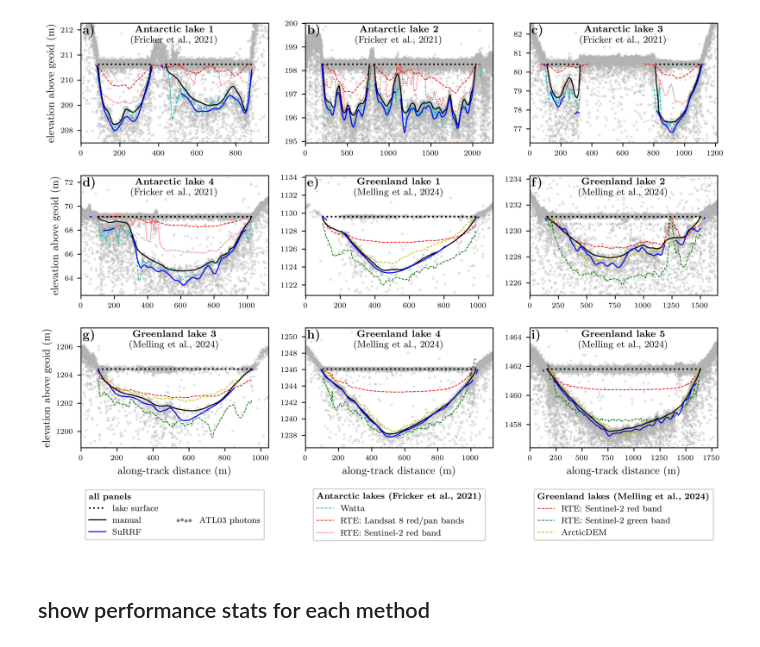
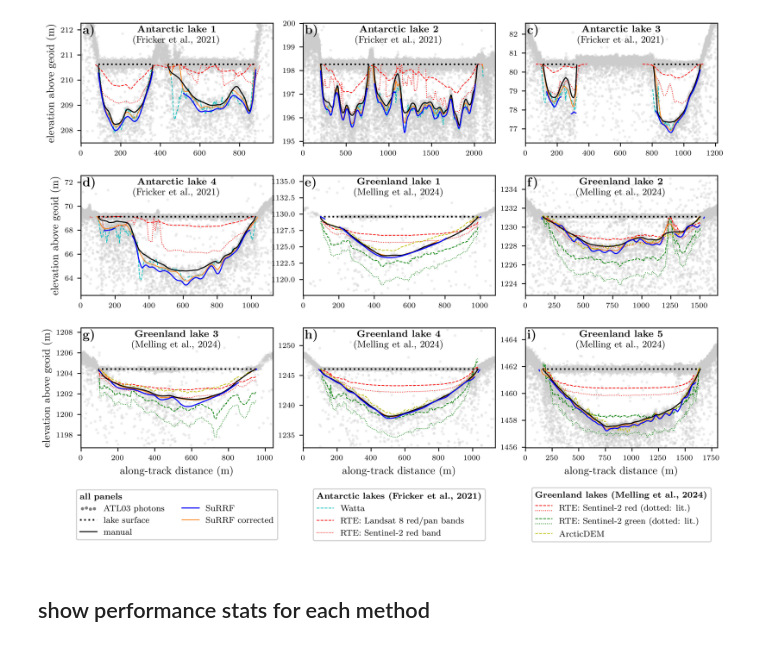
Before and after one commit to fliphilipp/FLUIDSuRRF-figures, a Jupyter notebook: fig12-comparison-manual-estimates/fig12-comparison-manual-estimates.ipynb, the cells around one changed output. Cells and saved outputs as stored; diff of their text form; code cells hidden in the pictures.

Commit message:
finish up fig12, include comparison to other methods and SuRRF scattering correction

```diff
--- a/fig12-comparison-manual-estimates/fig12-comparison-manual-estimates.ipynb
+++ b/fig12-comparison-manual-estimates/fig12-comparison-manual-estimates.ipynb
@@ -5,11 +5,22 @@
 from fig12code import *
 # %%
+include_lit_melling = True
+
 # input data
-df_melling = pd.read_csv('data/data_melling_2024.csv',index_col=False)
-df_fricker = pd.read_csv('data/data_fricker_2021.csv',index_col=False)
+df_melling = pd.read_csv('data/data_melling_2024_surrfcorrected.csv',index_col=False)
+df_fricker = pd.read_csv('data/data_fricker_2021_surrfcorrected.csv',index_col=False)
+
+conf = 0.2
+df_fricker.loc[df_fricker.surrf_corr==0, 'surrf_corr'] = np.nan
+df_fricker.loc[df_fricker.surrf_corr_conf<conf, 'surrf_corr'] = np.nan
+df_melling.loc[df_melling.surrf_corr==0, 'surrf_corr'] = np.nan
+df_melling.loc[df_melling.surrf_corr_conf<conf, 'surrf_corr'] = np.nan
 
 # some plotting settings
 plotname = '../figures/fig12-comparison_manual_estimates.jpg'
+if include_lit_melling:
+    plotname = plotname.replace('.jpg', '_allvalues.jpg')
+
 plt.rcParams.update({
     'font.size': 7,
     'text.usetex': True,
@@ -57,12 +68,14 @@ for iplot, ilake in enumerate(np.hstack((np.arange(1,5), np.arange(1,6)))):
     dfi.dist_along_track_m -= xoff
     xlim -= xoff
 
-    dfi.loc[dfi.surrf_2024==0, 'surrf_2024'] = np.nan
+    # remove zero depth values for plotting
+    dfi.loc[(dfi.surrf_2024==0) | (dfi.manual==0), 'surrf_2024'] = np.nan
     dfi.loc[dfi.manual==0, 'manual'] = np.nan
-    ax.scatter(df.xatc[~afterpulse], df.h[~afterpulse], s=6, color=[0.7]*3, alpha=0.35, edgecolors='none')
+    ax.scatter(df.xatc[~afterpulse], df.h[~afterpulse], s=6, color=[0.8]*3, alpha=0.35, edgecolors='none')
     p_photons = ax.scatter([-999]*4, [-999]*4, s=4, color='gray', label='ATL03 photons')
     p_manual, = ax.plot(dfi.dist_along_track_m, hsurf-dfi.manual, color='k', label='manual', lw=1, zorder=10)
     p_surrf, = ax.plot(dfi.dist_along_track_m, hsurf-dfi.surrf_2024, color='b', label='SuRRF', lw=1, zorder=11)
+    p_surrf_corr, = ax.plot(dfi.dist_along_track_m, hsurf-dfi.surrf_corr, color='C1', label='SuRRF corrected', lw=0.7, zorder=9)
 
     if source == 'fricker':
         dfi.loc[dfi.RTE_Landsat8_red_pan==0, 'RTE_Landsat8_red_pan'] = np.nan
@@ -75,47 +88,60 @@ for iplot, ilake in enumerate(np.hstack((np.arange(1,5), np.arange(1,6)))):
     if source == 'melling':
         p_red, = ax.plot(dfi.dist_along_track_m, hsurf-dfi.Z_red, color='r', ls='--', label='RTE: Sentinel-2 red band', lw=0.7)
         p_green, = ax.plot(dfi.dist_along_track_m, hsurf-dfi.Z_green, color='g', ls='--', label='RTE: Sentinel-2 green band', lw=0.7)
-        p_dem, = ax.plot(dfi.dist_along_track_m, hsurf-dfi.DEM_zeroed, color='y', ls='--', label='ArcticDEM', lw=0.7)
+        p_dem, = ax.plot(dfi.dist_along_track_m, hsurf-dfi.DEM_zeroed, color='y', ls='--', label='ArcticDEM', lw=0.7, zorder=9)
         plotted_vals = dfi[['manual', 'surrf_2024', 'Z_red', 'Z_green', 'DEM_zeroed']]
+        if include_lit_melling:
+            p_red_lit, = ax.plot(dfi.dist_along_track_m, hsurf-dfi.Red_z_lit, color='r', ls=':', label='RTE: Sentinel-2 red band (lit)', lw=0.6)
+            p_green_lit, = ax.plot(dfi.dist_along_track_m, hsurf-dfi.Green_z_lit, color='g', ls=':', label='RTE: Sentinel-2 green band (lit)', lw=0.6)
+            plotted_vals = dfi[['manual', 'surrf_2024', 'Z_red', 'Z_green', 'DEM_zeroed', 'Red_z_lit', 'Green_z_lit']]
+            # ax.fill_between(dfi.dist_along_track_m, hsurf - dfi.Z_green_max_stdev_mean, hsurf - dfi.Z_green_min_stdev_mean, color='g', alpha=0.1, zorder=0)
+            # ax.fill_between(dfi.dist_along_track_m, hsurf - dfi.Z_red_max_stdev_mean, hsurf - dfi.Z_red_min_stdev_mean, color='r', alpha=0.1, zorder=0)
 
     surf = np.ones_like(dfi.manual)*hsurf
     surf[(dfi.manual==0) | np.isnan(dfi.manual)] = np.nan
     p_surface, = ax.plot(dfi.dist_along_track_m, surf, 'k:', label='lake surface')
     ax.set_xlim(xlim)
     ax.set_ylim([hsurf-1.15*plotted_vals.max().max(), hsurf+0.6*plotted_vals.max().max()])
     ax.ticklabel_format(useOffset=False, style='plain')
     if iplot%3==0:
         ax.set_ylabel('elevation above geoid (m)', fontsize=10)
     if int(iplot/3) == 2:
         ax.set_xlabel('along-track distance (m)', fontsize=10)
-    # if iplot==8:
-    #     ax.legend(handles=[p_manual, p_surrf], ncols=2, loc='lower right')
 
     ax.text(0.5, 0.98, '\\textbf{%s lake %s}\n(%s)'%(location,ilake,source_txt),transform=ax.transAxes,ha='center',va='top', fontsize=9)
     ax.text(0.01, 0.99, r'\textbf{%s)}' % chr(ord('a') + iplot), transform=ax.transAxes, ha='left', va='top', fontsize=12)
 
 # legends
 empty_ = ax.scatter([],[],s=1,alpha=0,label=' ')
 
-hdls = [[p_surface, p_manual, p_surrf, empty_, p_photons, empty_], [p_watta, p_l8, p_s2], [p_red, p_green, p_dem]]
+hdls = [[p_photons, p_surface, p_manual, p_surrf, p_surrf_corr], [p_watta, p_l8, p_s2], [p_red, p_green, p_dem]]
 tits = [r'\textbf{all panels}', r'\textbf{Antarctic lakes (Fricker et al., 2021)}', r'\textbf{Greenland lakes (Melling et al., 2024)}']
 for i in range(3):
     ax = axs[9+i]
     ax.axis('off')
     ncols = 2 if i==0 else 1
-    leg = ax.legend(handles=hdls[i], ncols=ncols, loc='center', scatterpoints=4, fontsize=8, title=tits[i], title_fontproperties={'size': 8})
+    if i==2 and include_lit_melling:
+        pr = Line2D([],[], color='r', ls='--', lw=0.7)
+        prl = Line2D([],[], color='r', ls=':', lw=0.7)
+        pg = Line2D([],[], color='g', ls='--', lw=0.7)
+        pgl = Line2D([],[], color='g', ls=':', lw=0.7)
+        hdl_mell = [(pr, prl), (pg, pgl), p_dem]
+        labels_melling = ['RTE: Sentinel-2 red (dotted: lit.)', 'RTE: Sentinel-2 green (dotted: lit.)', 'ArcticDEM']
+        leg = ax.legend(handles=hdl_mell, labels=labels_melling, loc='center', fontsize=8,
+                        handler_map={tuple:HandlerLinesVertical()}, handleheight=1, title=tits[i], title_fontproperties={'size': 8})
+    else:
+        leg = ax.legend(handles=hdls[i], ncols=ncols, loc='center', scatterpoints=4, fontsize=8, title=tits[i], title_fontproperties={'size': 8})
     leg._legend_box.align = "left"
     ax.add_artist(leg)
 
 fig.tight_layout(pad=0.5)
 
 # save the figure and show plot
 plt.close(fig)
-# display(fig)
 fig.savefig(plotname, dpi=600)
 display(Image(plotname))
 # %% [output]
-[figure, old version]
+[figure, new version]
 # %% [markdown]
 ## show performance stats for each method
 # %%
```
Also changed, not shown: parts of 2 cells of this notebook, 18 other files.
